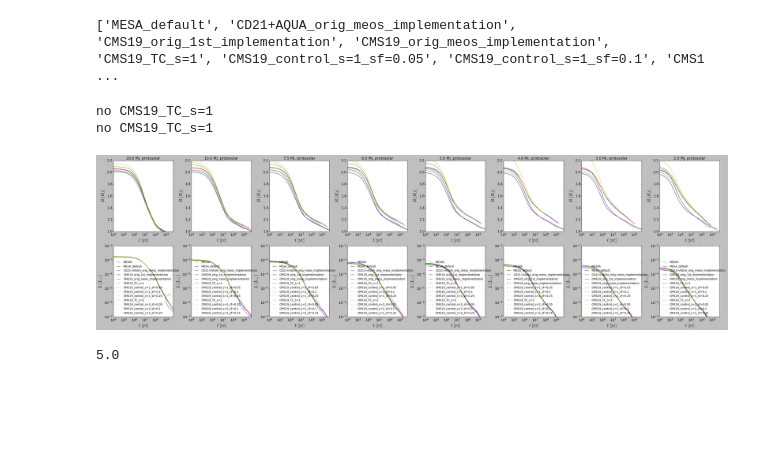
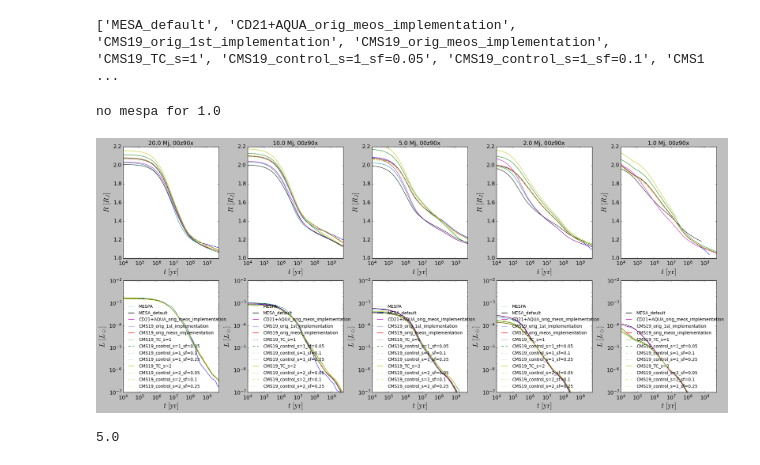
Before and after one commit to esandford/giant_planets, a Jupyter notebook: MESA_EoS/thermo_consistency/MESA_runs/results.ipynb, the cells around one changed output. Cells and saved outputs as stored; diff of their text form; code cells hidden in the pictures; blank space fills up the shorter version.

```diff
--- a/MESA_EoS/thermo_consistency/MESA_runs/results.ipynb
+++ b/MESA_EoS/thermo_consistency/MESA_runs/results.ipynb
@@ -47,7 +47,8 @@ ls = ['-','-','-','-','-','--','-.',':','-','--','-.',':']
 print(eos_choices)
 
 comps = ['00z90x','protosolar']
-Minit = np.array((20.0,10.0,7.5,6.0,5.0,4.0,3.0,2.0))
+#Minit = np.array((20.0,10.0,7.5,6.0,5.0,4.0,3.0,2.0))
+Minit = np.array((20.0,10.0,5.0,2.0,1.0))
 
 #comps = ['platowg']
 #Minit = np.atleast_1d(np.array((1.0)))
@@ -78,7 +79,7 @@ for ax in np.ravel(axes):
     ax.tick_params(axis='both', which='major', labelsize=15)
 
 for j, m in enumerate(Minit):
-    for k, comp in enumerate(comps[1:2]):
+    for k, comp in enumerate(comps[0:1]):
         axes[0,j].set_title("{0} Mj, {1}".format(m,comp),fontsize=16)
         try:
             history_filename = "../../../test_MESPA/mespa-main/test_suite/mespa_CD21+water+rock/LOGS/planet_5.0Gyr_{0}_Mj_{1}_mespa.history".format(m,comp)
@@ -95,36 +96,35 @@ for j, m in enumerate(Minit):
             axes[2,j].plot(profile['logT'],profile['logP']-6,color='#008B8B',ls='-',label='MESPA')
             '''
         except FileNotFoundError:
             print("no mespa for {0}".format(m))
 
         for i,e in enumerate(eos_choices):
 
             try:
                 history_filename = "./eos_{0}/planet_5.0Gyr_{1}_Mj_{2}.history".format(e,m,comp)
                 history = Table.read(history_filename, format="ascii", header_start=4, data_start=5)
 
                 axes[0,j].plot(history['star_age'],history['radius']*rSuntorJ,color=colors[i],ls=ls[i])
                 axes[1,j].plot(history['star_age'],history['luminosity'],color=colors[i],ls=ls[i],label=e)
 
                 #print(e)
                 #print(history['radius']*rSuntorJ)
                 #print(history['luminosity'])
                 '''
                 profile_filename = "./eos_{0}/planet_1.0Gyr_{1}_Mj_{2}.profile".format(e,m,comp)
                 profile = Table.read(profile_filename, format="ascii", header_start=4, data_start=5)
 
                 axes[2,j].plot(profile['logT'],profile['logP']-6,color=colors[i],ls=ls[i],label=e)
                 '''
                 axes[1,j].legend(loc='lower left',frameon=False,fontsize=12)
             except FileNotFoundError:
                 print("no {0}".format(e))
 
 plt.subplots_adjust(hspace=0.2,wspace=0.3)
 plt.show()
 # %% [output]
-no CMS19_TC_s=1
-no CMS19_TC_s=1
+no mespa for 1.0
-[figure, old version]
+[figure, new version]
 # %%
 # eos names
 eos_names = ['MESA_default','CD21+AQUA_orig_meos_implementation','CMS19_orig_meos_implementation','CMS19_TC_s=1','CD21_Y0275']
```
Also changed, not shown: 8 other files.
